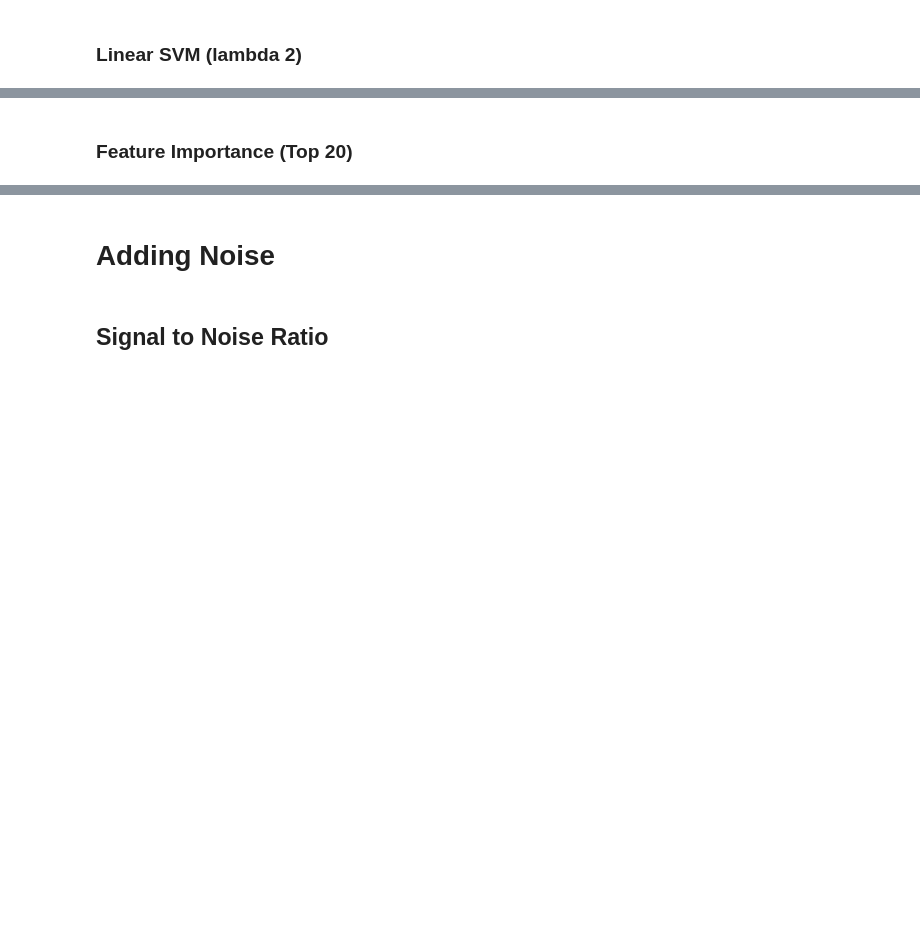
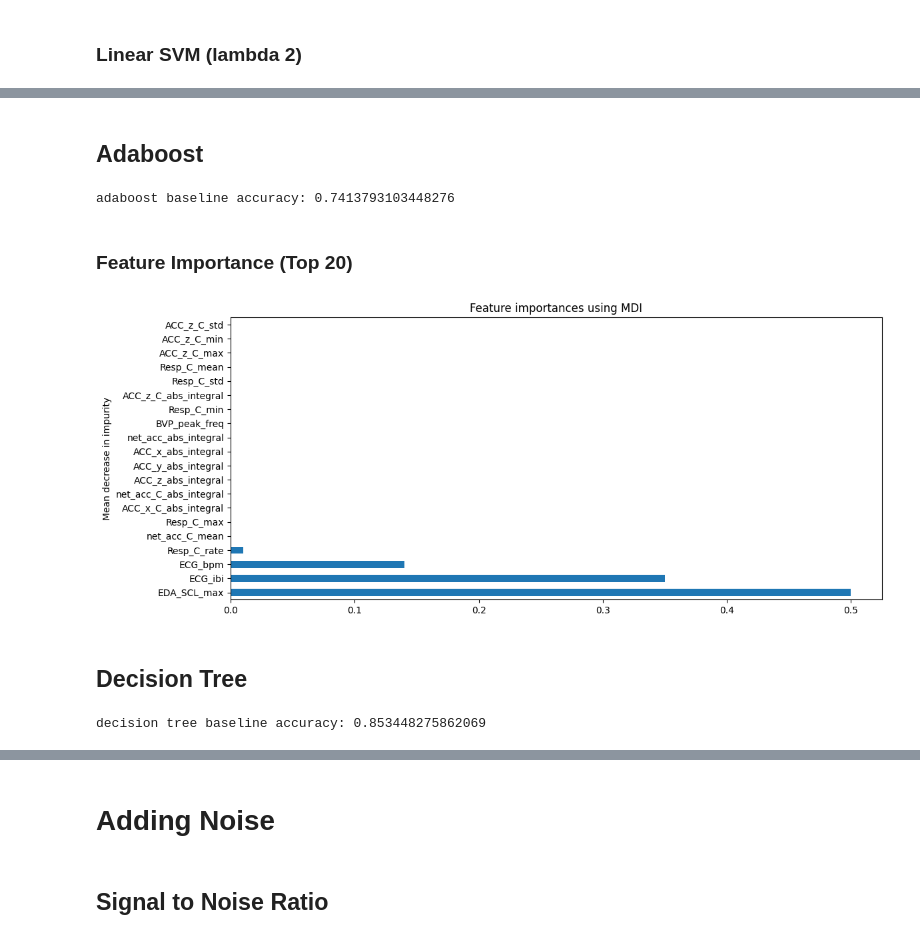
Before and after one commit to AbdulAlkurdi/anxietyFB, a Jupyter notebook: Feature Based Model WESAD.ipynb, the cells around one changed output, grey strips where cells are left out. Saved outputs shown, nothing was run; the diff lists cells and outputs as text; code cells hidden in the pictures; blank space fills up the shorter version.

```diff
--- a/Feature Based Model WESAD.ipynb
+++ b/Feature Based Model WESAD.ipynb
@@ -831,2 +273,35 @@ pd.Series(abs(clf.coef_[0]), index=features).nlargest(10).plot(kind='barh')
+# %% [markdown]
+## Adaboost
+# %%
+clf = AdaBoostClassifier(n_estimators=100, random_state=0)
+clf = clf.fit(X_train, y_train)
+y_pred = clf.predict(X_test)
+ab_baseline_acc = accuracy_score(y_test, y_pred)
+ab_baseline_acc = clf.score(X_test, y_test)
+print('adaboost baseline accuracy: ' + str(ab_baseline_acc))
+# %% [output]
+adaboost baseline accuracy: 0.7413793103448276
 # %% [markdown]
 ### Feature Importance (Top 20)
+# %%
+ab_imp = clf.feature_importances_
+ab_imp = pd.Series(ab_imp, index=features).sort_values(ascending=False)
+
+fig, ax = plt.subplots(figsize=(12, 5))
+ab_imp[:20].plot.barh(ax=ax)
+ax.set_title("Feature importances using MDI")
+ax.set_ylabel("Mean decrease in impurity")
+fig.tight_layout()
+# %% [output]
+[figure, added]
+# %% [markdown]
+## Decision Tree
+# %%
+
+clf = tree.DecisionTreeClassifier()
+clf = clf.fit(X_train, y_train)
+y_pred = clf.predict(X_test)
+dt_baseline_acc = accuracy_score(y_test, y_pred)
+print('decision tree baseline accuracy: ' + str(dt_baseline_acc))
+# %% [output]
+decision tree baseline accuracy: 0.853448275862069
```
Also changed, not shown: parts of 114 cells of this notebook, 21 other files.
